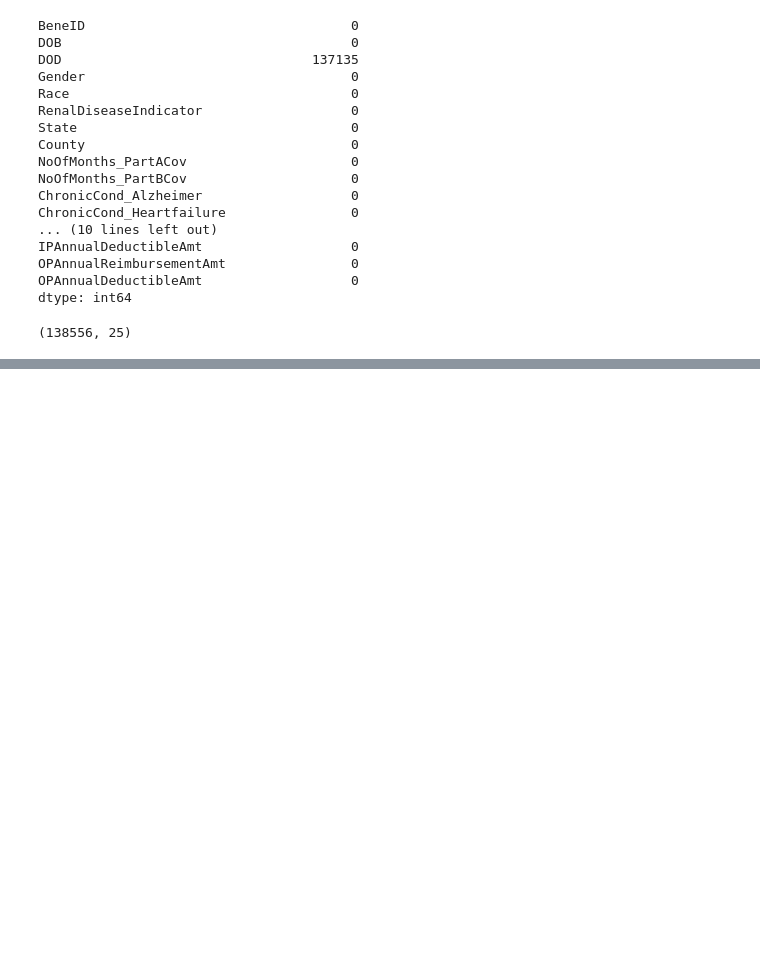
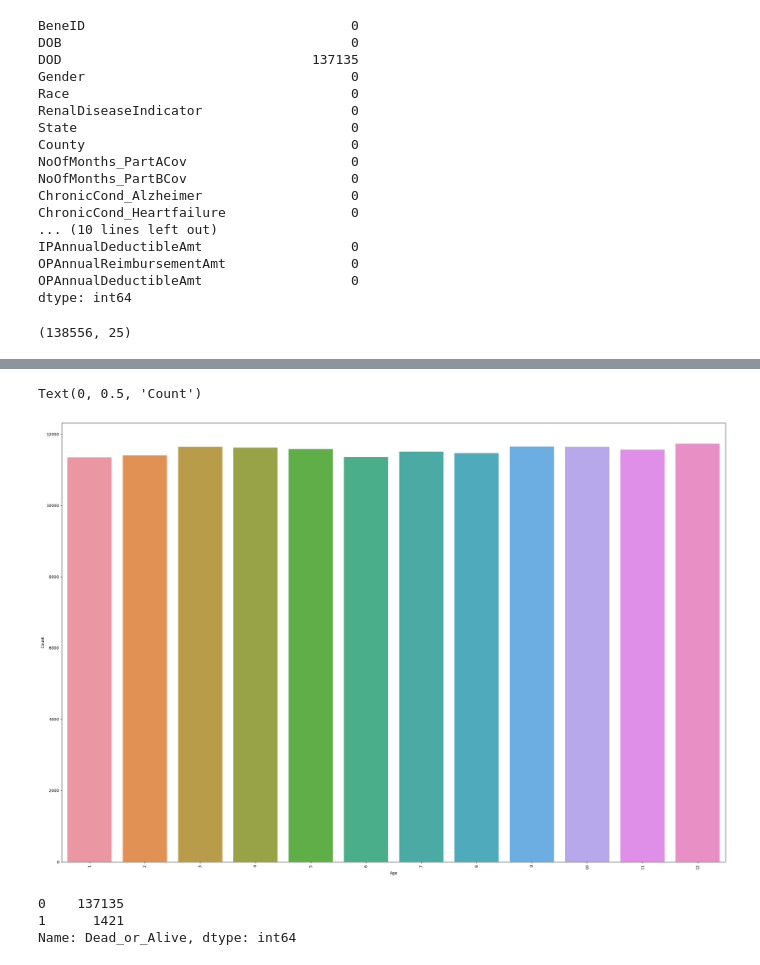
Before and after one commit to kirancool/Insurance_HealthCare_Fraud_Analysis, a Jupyter notebook: HEALTHCARE PROVIDER FRAUD DETECTION ANALYSIS.ipynb, the cells around one changed output, grey strips where cells are left out. Cells and saved outputs as stored; diff of their text form; code cells hidden in the pictures; blank space fills up the shorter version.

```diff
--- a/HEALTHCARE PROVIDER FRAUD DETECTION ANALYSIS.ipynb
+++ b/HEALTHCARE PROVIDER FRAUD DETECTION ANALYSIS.ipynb
@@ -49,0 +104,11 @@ df_ben.head()
+# %%
+df_ben['month']=df_ben['DOB'].dt.month
+# %%
+plt.figure(figsize=(30,20))
+ax=sns.countplot('month',data=df_ben)
+plt.xlabel('Age')
+plt.xticks(rotation=90)
+plt.ylabel('Count')
+# %% [output]
+Text(0, 0.5, 'Count')
+[figure, added]
@@ -49,0 +117,6 @@ df_ben.head()
+# %%
+df_ben['Dead_or_Alive'].value_counts()
+# %% [output]
+0    137135
+1      1421
+Name: Dead_or_Alive, dtype: int64
```
Also changed, not shown: parts of 28 cells of this notebook.
